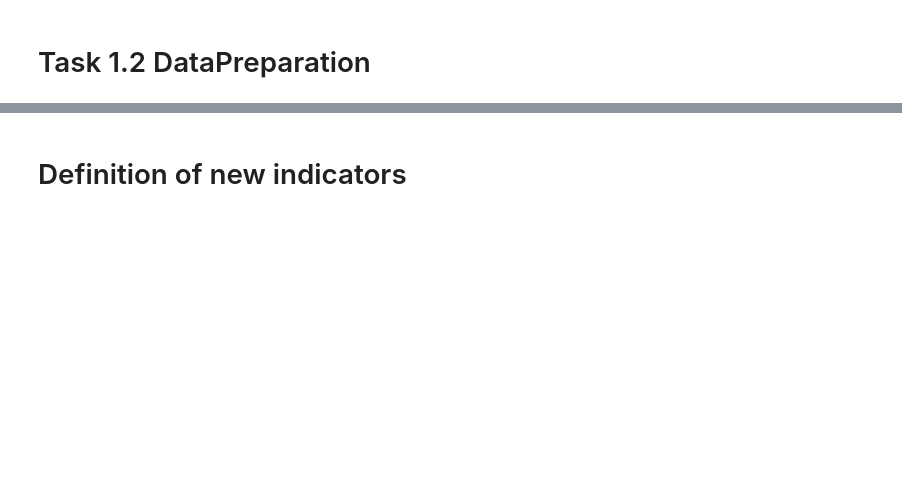
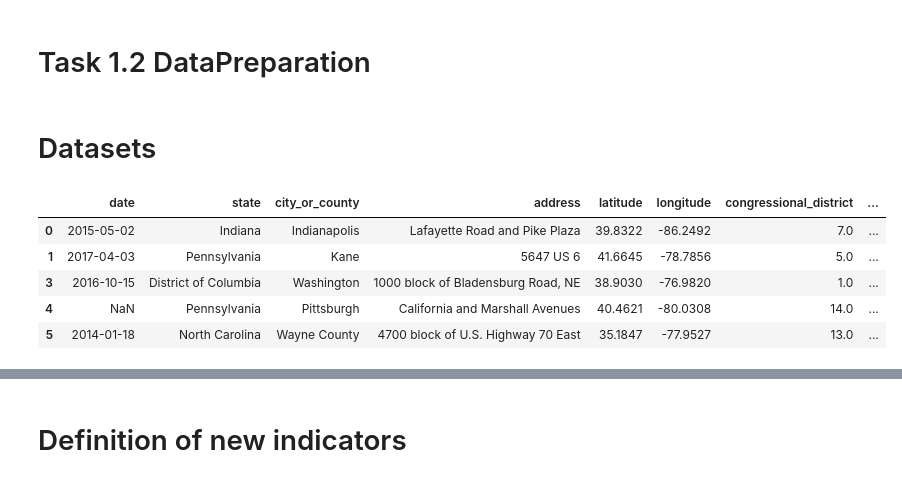
Before and after one commit to irenedovichi/DM-project, a Jupyter notebook: DataPreparation.ipynb, the cells around one changed output, grey strips where cells are left out. Drawn from its saved outputs; the diff is of its cells as text; code cells hidden in the pictures; blank space fills up the shorter version.

```diff
--- a/DataPreparation.ipynb
+++ b/DataPreparation.ipynb
@@ -20,0 +19,11 @@ df_elections = pd.read_csv('elections.csv', sep=',', index_col=0)
+# %% [markdown]
+# Datasets
+# %%
+df_incidents.head()
+# %% [output]
+|  | date | state | city_or_county | address | latitude | longitude | congressional_district | ... |
+| 0 | 2015-05-02 | Indiana | Indianapolis | Lafayette Road and Pike Plaza | 39.8322 | -86.2492 | 7.0 | ... |
+| 1 | 2017-04-03 | Pennsylvania | Kane | 5647 US 6 | 41.6645 | -78.7856 | 5.0 | ... |
+| 3 | 2016-10-15 | District of Columbia | Washington | 1000 block of Bladensburg Road, NE | 38.9030 | -76.9820 | 1.0 | ... |
+| 4 | NaN | Pennsylvania | Pittsburgh | California and Marshall Avenues | 40.4621 | -80.0308 | 14.0 | ... |
+| 5 | 2014-01-18 | North Carolina | Wayne County | 4700 block of U.S. Highway 70 East | 35.1847 | -77.9527 | 13.0 | ... |
```
Also changed, not shown: parts of 26 cells of this notebook, 1 other file.
